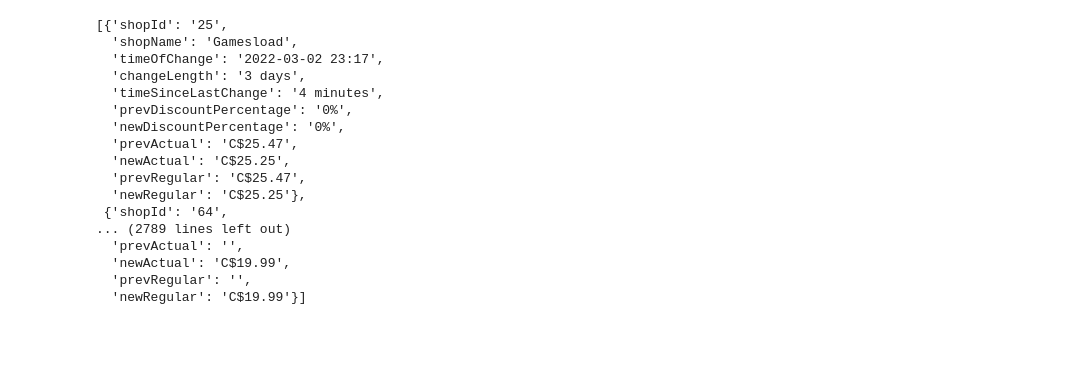
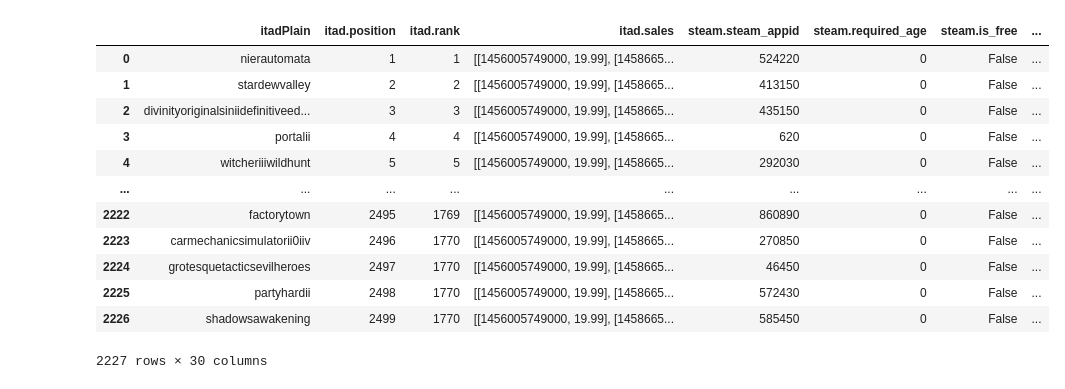
Before and after one commit to kevin51jiang/msci-446, a Jupyter notebook: report/Cleaning.ipynb, the cells around one changed output. Saved outputs shown, nothing was run; the diff lists cells and outputs as text; code cells hidden in the pictures; blank space fills up the shorter version.

```diff
--- a/report/Cleaning.ipynb
+++ b/report/Cleaning.ipynb
@@ -6,10 +5,13 @@ datetime.datetime(2022, 3, 8, 9, 0, tzinfo=<DstTzInfo 'US/Pacific' PST-1 day, 16
 # %%
 import pandas as pd
 import matplotlib.pyplot as plt
+import numpy as np
 
 import parsedatetime
 from pytz import timezone
 
+pd.set_option('display.max_columns', None)
+
 cal = parsedatetime.Calendar()
 #datetime_obj, _ = cal.parseDT(datetimeString="tomorrow", tzinfo=timezone("US/Pacific"))
 # %%
@@ -32,20 +34,18 @@ df
-# %%
-df['itad.sales'][0].
-# %% [output]
-[{'shopId': '25',
-  'shopName': 'Gamesload',
-  'timeOfChange': '2022-03-02 23:17',
-  'changeLength': '3 days',
-  'timeSinceLastChange': '4 minutes',
-  'prevDiscountPercentage': '0%',
-  'newDiscountPercentage': '0%',
-  'prevActual': 'C$25.47',
-  'newActual': 'C$25.25',
-  'prevRegular': 'C$25.47',
-  'newRegular': 'C$25.25'},
- {'shopId': '64',
-... (2789 lines left out)
-  'prevActual': '',
-  'newActual': 'C$19.99',
-  'prevRegular': '',
-  'newRegular': 'C$19.99'}]
+# %%
+# Cleanup a bit more
+df1 = df.drop(labels=["steamId", "steam.name",'steam.drm_consolidated_NA', 'V10'], axis=1)
+df1
+# %% [output]
+|  | itadPlain | itad.position | itad.rank | itad.sales | steam.steam_appid | steam.required_age | steam.is_free | ... |
+| 0 | nierautomata | 1 | 1 | [[1456005749000, 19.99], [1458665... | 524220 | 0 | False | ... |
+| 1 | stardewvalley | 2 | 2 | [[1456005749000, 19.99], [1458665... | 413150 | 0 | False | ... |
+| 2 | divinityoriginalsiniidefinitiveed... | 3 | 3 | [[1456005749000, 19.99], [1458665... | 435150 | 0 | False | ... |
+| 3 | portalii | 4 | 4 | [[1456005749000, 19.99], [1458665... | 620 | 0 | False | ... |
+| 4 | witcheriiiwildhunt | 5 | 5 | [[1456005749000, 19.99], [1458665... | 292030 | 0 | False | ... |
+| ... | ... | ... | ... | ... | ... | ... | ... | ... |
+| 2222 | factorytown | 2495 | 1769 | [[1456005749000, 19.99], [1458665... | 860890 | 0 | False | ... |
+| 2223 | carmechanicsimulatorii0iiv | 2496 | 1770 | [[1456005749000, 19.99], [1458665... | 270850 | 0 | False | ... |
+| 2224 | grotesquetacticsevilheroes | 2497 | 1770 | [[1456005749000, 19.99], [1458665... | 46450 | 0 | False | ... |
+| 2225 | partyhardii | 2498 | 1770 | [[1456005749000, 19.99], [1458665... | 572430 | 0 | False | ... |
+| 2226 | shadowsawakening | 2499 | 1770 | [[1456005749000, 19.99], [1458665... | 585450 | 0 | False | ... |
+2227 rows × 30 columns
```
Also changed, not shown: parts of 7 cells of this notebook, 3 other files.
